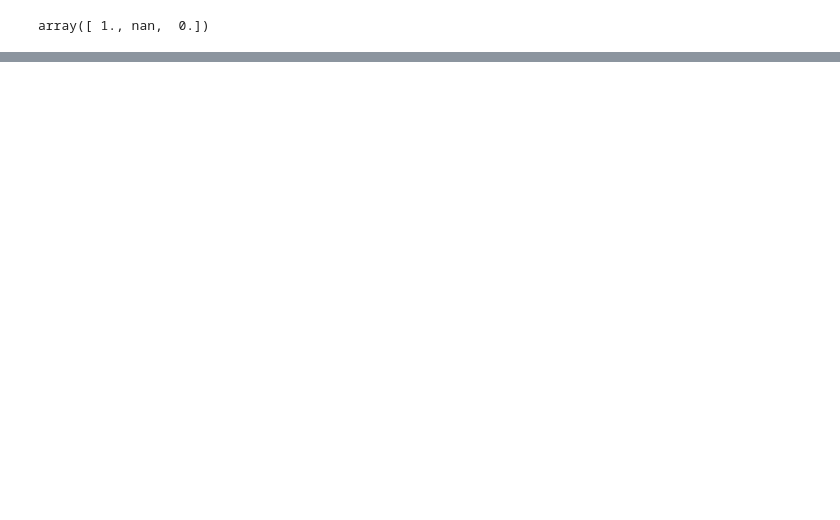
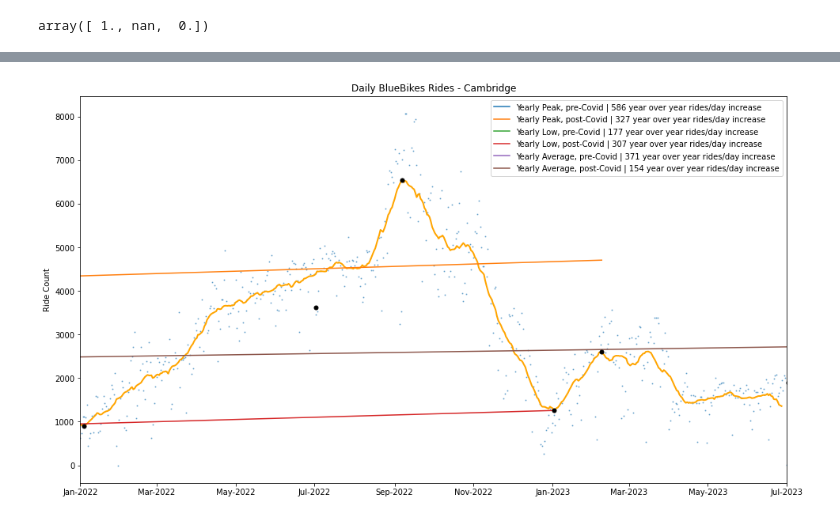
Before and after one commit to sckilcoyne/Bike_Data, a Jupyter notebook: hubway/plot_data.ipynb, the cells around one changed output, grey strips where cells are left out. Cells and saved outputs as stored; diff of their text form; code cells hidden in the pictures; blank space fills up the shorter version.

```diff
--- a/hubway/plot_data.ipynb
+++ b/hubway/plot_data.ipynb
@@ -212,0 +221,86 @@ plt.show()
+# %%
+# Plots! - Trip Count
+
+fig = plt.figure(figsize=(16,9), facecolor='white')
+ax = fig.add_subplot(1,1,1)
+
+# cityList = ['Boston', 'Cambridge', 'Somerville']
+
+roll_days = 28
+min_period = int(roll_days * 0.8)
+
+rideCountsStart = data.groupby([pd.Grouper(key='start_time', freq='1d'), 'start_city']).size()
+rideCountsEnd = data.groupby([pd.Grouper(key='end_time', freq='1d'), 'end_city']).size().rename(index=('date','city'))
+
+rideCountsStart.index.rename(['date','city'], inplace=True)
+rideCountsEnd.index.rename(['date','city'], inplace=True)
+
+rideCounts = rideCountsStart.add(rideCountsEnd, fill_value=0).divide(2).rename('count').reset_index().set_index('date')
+
+cambCounts = rideCounts['count'][rideCounts['city'] == 'Cambridge']
+cambRoll = cambCounts.rolling(f'{roll_days}D', min_periods=min_period, center=True).mean()
+
+ax.scatter(cambCounts.index, cambCounts, s=1, alpha=0.5)
+ax.plot(cambRoll, linewidth=2, color='orange')
+
+maxCounts = cambRoll.groupby(cambRoll.index.year).max()
+maxDates = cambRoll.groupby(cambRoll.index.year).idxmax()
+maxCounts = pd.concat([maxDates, maxCounts], axis=1)
+maxCounts.columns = ['count_date', 'count']
+
+minCounts = cambRoll.groupby(cambRoll.index.year).min()
+minDates = cambRoll.groupby(cambRoll.index.year).idxmin()
+minCounts = pd.concat([minDates, minCounts], axis=1)
+minCounts.columns = ['count_date', 'count']
+
+meanCounts = cambRoll.groupby(cambRoll.index.year).mean()
+meanDates = (pd.to_datetime(meanCounts.index.values, format='%Y') + pd.Timedelta(value=365/2, unit='days')).to_series().set_axis(meanCounts.index)
+meanCounts = pd.concat([meanDates, meanCounts], axis=1)
+meanCounts.columns = ['count_date', 'count']
+meanCounts['count_date'] = meanCounts['count_date'].dt.strftime('%Y-%m-%d')
+
+ax.scatter(maxCounts['count_date'], maxCounts['count'], marker='o', s=25, c='black', zorder=10)
+ax.scatter(minCounts['count_date'], minCounts['count'], marker='o', s=25, c='black', zorder=11)
+ax.scatter(meanCounts['count_date'], meanCounts['count'], marker='o', s=25, c='black', zorder=12)
+
+def plot_count_regress(data, title):
+    x = mdates.date2num(data['count_date'])
+    y = data['count']
+
+    xs = np.linspace(x.min(), x.max(), num=10)
+    coefs = poly.polyfit(x, y, 1)
+    ffit = poly.polyval(xs, coefs)
+
+    slope, intercept, r_value, _, _ = stats.linregress(x, y) # slope, intercept, r_value, p_value, std_err
+
+    print(f'{title} | {slope=:0.2f} | {intercept=:0.2f} | {r_value**2=:0.2f}')
+
+    title = f'{title} | {slope*365.25:0.0f} year over year rides/day increase'
+
+    ax.plot(xs, ffit, label=title)
+
+covid = '2020-03-15'
+begin = '2015-01-01'
+
+maxPre = maxCounts[(maxCounts['count_date'] < covid) & (maxCounts['count_date'] > begin)]
+maxPost = maxCounts[maxCounts['count_date'] > covid]
+plot_count_regress(maxPre, 'Yearly Peak, pre-Covid')
+plot_count_regress(maxPost, 'Yearly Peak, post-Covid')
+
+minPre = minCounts[(minCounts['count_date'] < covid) & (minCounts['count_date'] > begin)]
+minPost = minCounts[minCounts['count_date'] > covid]
+plot_count_regress(minPre, 'Yearly Low, pre-Covid')
+plot_count_regress(minPost, 'Yearly Low, post-Covid')
+
+meanPre = meanCounts[(meanCounts['count_date'] < covid) & (meanCounts['count_date'] > begin)]
+meanPost = meanCounts[meanCounts['count_date'] > covid]
+plot_count_regress(meanPre, 'Yearly Average, pre-Covid')
+plot_count_regress(meanPost, 'Yearly Average, post-Covid')
+
+ax.xaxis.set_major_formatter(mdates.DateFormatter('%b-%Y'))
+ax.set_xlim([datetime.date(2022, 1, 1), datetime.date(2023, 7, 1)])
+ax.set_ylabel('Ride Count')
+ax.set_title('Daily BlueBikes Rides - Cambridge')
+ax.legend()
+plt.show()
+# %% [output]
@@ -212,0 +313 @@ plt.show()
+[figure, added]
```
Also changed, not shown: parts of 8 cells of this notebook, 2 other files.
